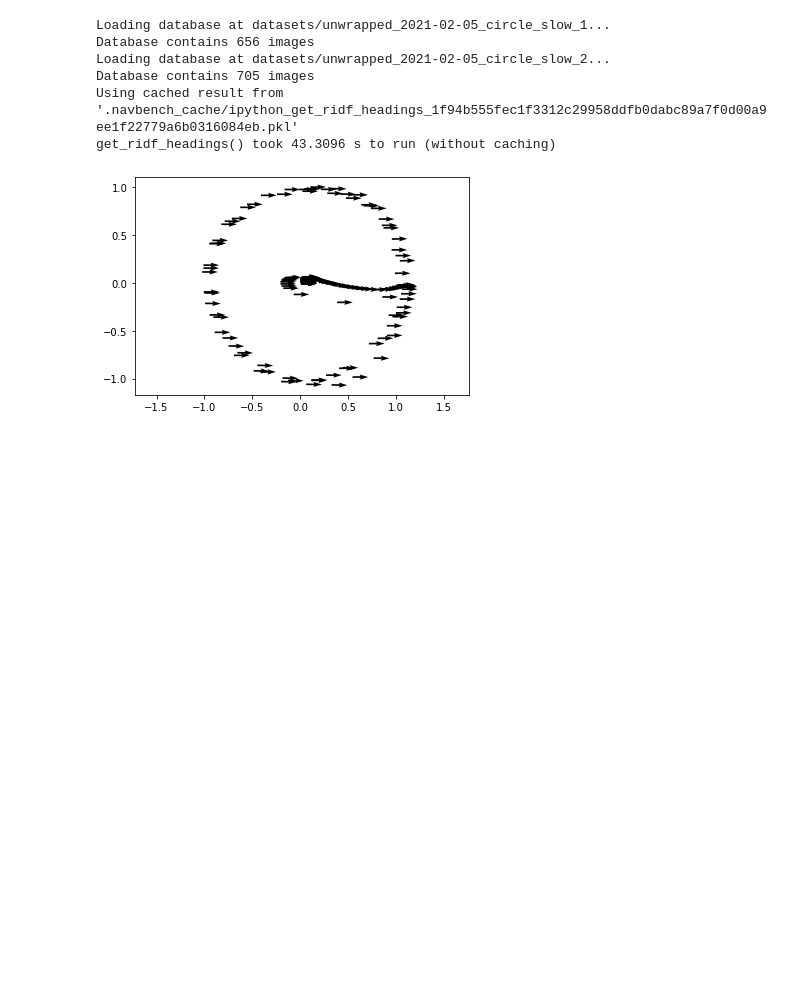
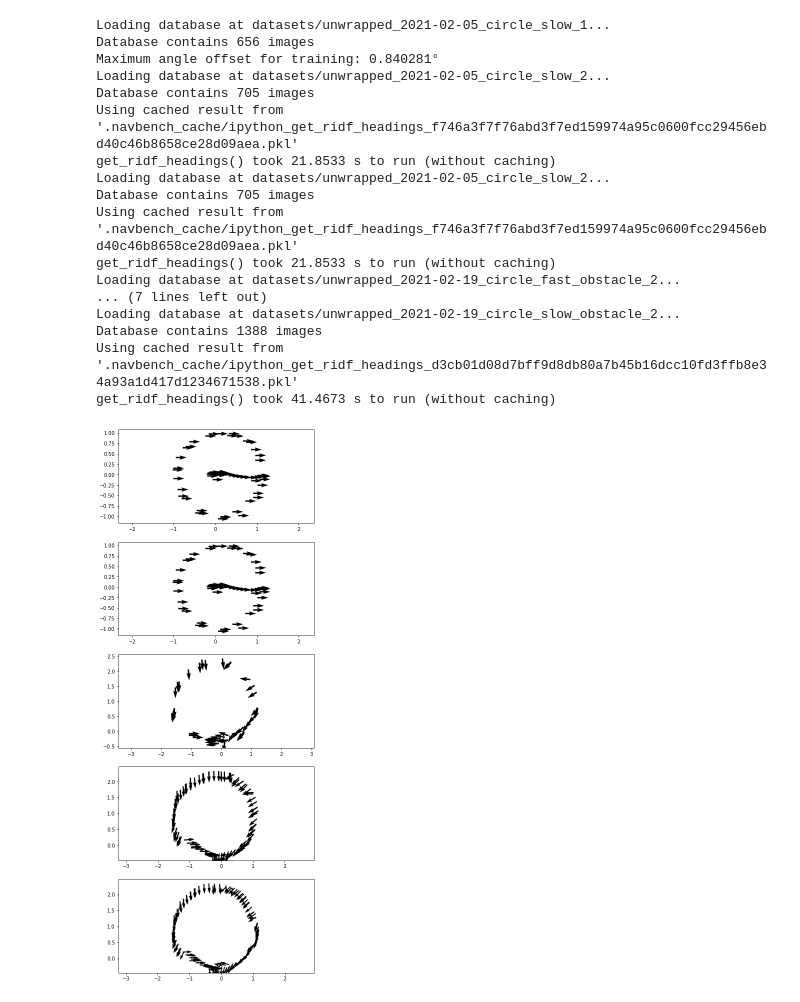
Before and after one commit to BrainsOnBoard/imperial_uav_image_databases, a Jupyter notebook: quiver.ipynb, the cells around one changed output. Cells and saved outputs as stored; diff of their text form; code cells hidden in the pictures; blank space fills up the shorter version.

Commit message:
Tweak quivers

```diff
--- a/quiver.ipynb
+++ b/quiver.ipynb
@@ -1,36 +1,49 @@
 # %%
 import sys
 sys.path.append('../navbench')
 
 from time import time
+import matplotlib.pyplot as plt
+import numpy as np
 
 import navbench as nb
 from navbench import imgproc as ip
 
 PREPROC = ip.resize(360, 75)
+TEST_DBS = ('2021-02-05_circle_slow_2', '2021-02-05_circle_slow_2', '2021-02-19_circle_fast_obstacle_2', '2021-02-19_circle_slow_obstacle_1', '2021-02-19_circle_slow_obstacle_2')
 
 db_train = nb.Database('datasets/unwrapped_2021-02-05_circle_slow_1')
-db_test = nb.Database('datasets/unwrapped_2021-02-05_circle_slow_2')
+dbs_test = (nb.Database('datasets/unwrapped_' + name) for name in TEST_DBS)
 
-test_entries = range(0, len(db_test), 5)
-snapshots = db_train.read_images(entries=range(0, len(db_train), 5), preprocess=PREPROC)
-images = db_test.read_images(entries=test_entries, preprocess=PREPROC)
+print('Maximum angle offset for training: %g°' % np.max(np.abs(db_train.heading)))
 
-headings = nb.get_ridf_headings(images, snapshots)
+_, axes = plt.subplots(len(TEST_DBS), figsize=(7, 20))
+for ax, db_test in zip(axes, dbs_test):
+    test_entries = range(0, len(db_test), 10)
+    snapshots = db_train.read_images(entries=range(0, len(db_train), 5), preprocess=PREPROC)
+    images = db_test.read_images(entries=test_entries, preprocess=PREPROC)
+
+    headings = nb.get_ridf_headings(images, snapshots)
+    u = np.cos(headings)
+    v = np.sin(headings)
+    ax.quiver(db_test.x[test_entries], db_test.y[test_entries], u, v)
+    ax.axis('equal');
 # %% [output]
 Loading database at datasets/unwrapped_2021-02-05_circle_slow_1...
 Database contains 656 images
+Maximum angle offset for training: 0.840281°
 Loading database at datasets/unwrapped_2021-02-05_circle_slow_2...
 Database contains 705 images
-Using cached result from '.navbench_cache/ipython_get_ridf_headings_1f94b555fec1f3312c29958ddfb0dabc89a7f0d00a9ee1f22779a6b0316084eb.pkl'
-get_ridf_headings() took 43.3096 s to run (without caching)
+Using cached result from '.navbench_cache/ipython_get_ridf_headings_f746a3f7f76abd3f7ed159974a95c0600fcc29456ebd40c46b8658ce28d09aea.pkl'
+get_ridf_headings() took 21.8533 s to run (without caching)
+Loading database at datasets/unwrapped_2021-02-05_circle_slow_2...
+Database contains 705 images
+Using cached result from '.navbench_cache/ipython_get_ridf_headings_f746a3f7f76abd3f7ed159974a95c0600fcc29456ebd40c46b8658ce28d09aea.pkl'
+get_ridf_headings() took 21.8533 s to run (without caching)
+Loading database at datasets/unwrapped_2021-02-19_circle_fast_obstacle_2...
+... (7 lines left out)
+Loading database at datasets/unwrapped_2021-02-19_circle_slow_obstacle_2...
+Database contains 1388 images
+Using cached result from '.navbench_cache/ipython_get_ridf_headings_d3cb01d08d7bff9d8db80a7b45b16dcc10fd3ffb8e34a93a1d417d1234671538.pkl'
+get_ridf_headings() took 41.4673 s to run (without caching)
+[figure, added]
-# %%
-import matplotlib.pyplot as plt
-import numpy as np
-
-u = np.cos(headings)
-v = np.sin(headings)
-plt.quiver(db_test.x[test_entries], db_test.y[test_entries], u, v)
-plt.axis('equal');
-# %% [output]
-[figure, removed]
```
